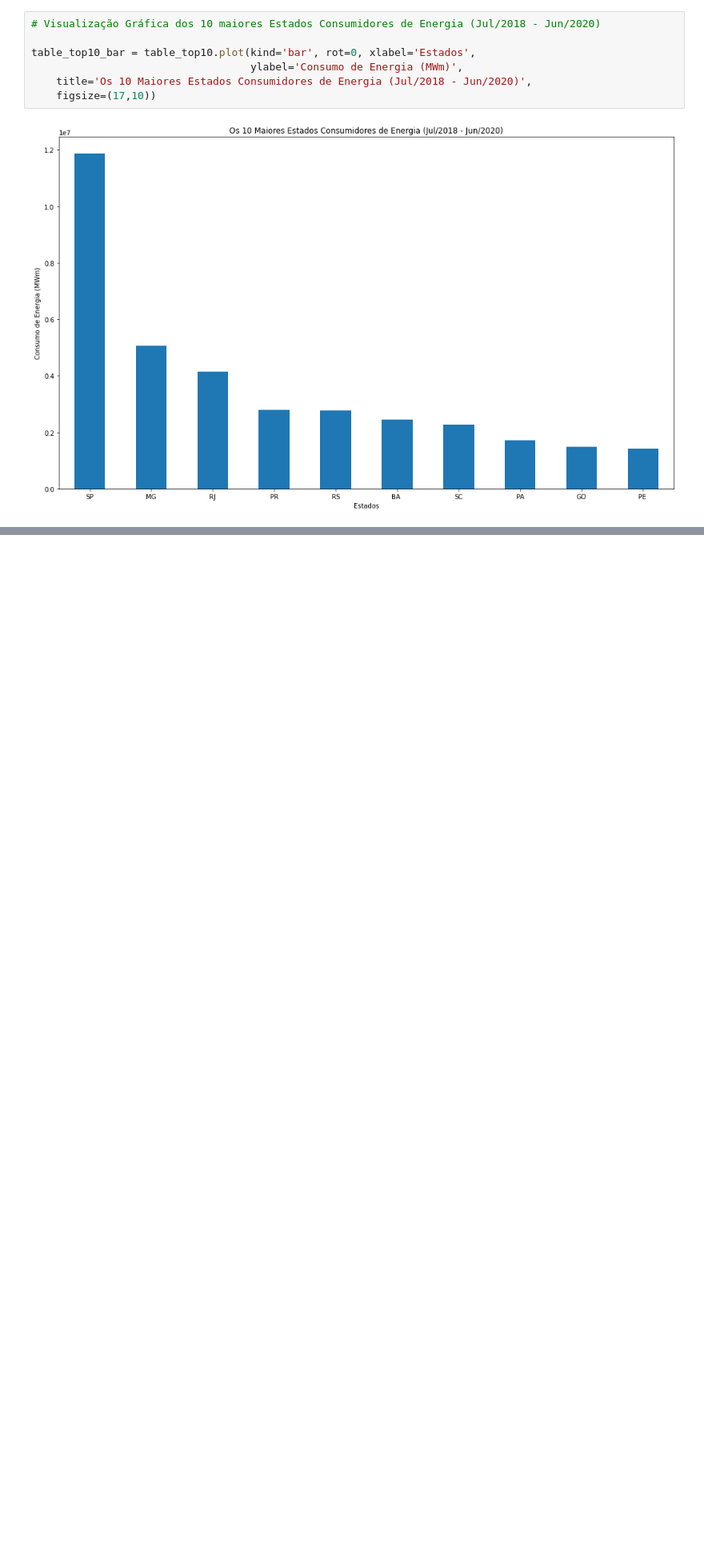
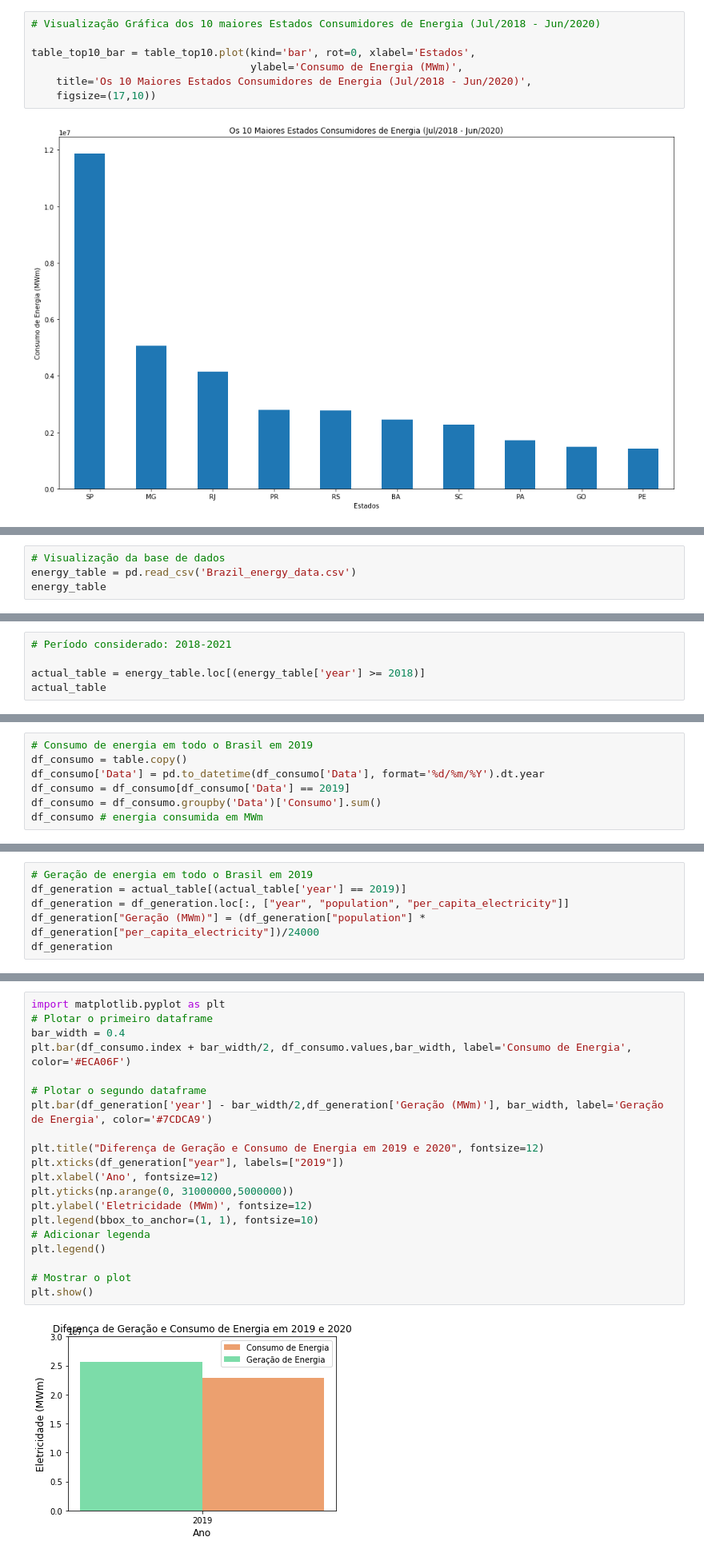
Before and after one commit to freireoliveira/tecnicas_1, a Jupyter notebook: Projeto_Tecnicas_Program1.ipynb, the cells around one changed output, grey strips where cells are left out. Shown at 80% size. Cells and saved outputs as stored; diff of their text form; blank space fills up the shorter version.

```diff
--- a/Projeto_Tecnicas_Program1.ipynb
+++ b/Projeto_Tecnicas_Program1.ipynb
@@ -246,0 +638,4 @@ fig.show()
+# %%
+# Visualização da base de dados
+energy_table = pd.read_csv('Brazil_energy_data.csv')
+energy_table
@@ -246,0 +656,5 @@ fig.show()
+# %%
+# Período considerado: 2018-2021
+
+actual_table = energy_table.loc[(energy_table['year'] >= 2018)]
+actual_table
@@ -246,0 +722,7 @@ fig.show()
+# %%
+# Consumo de energia em todo o Brasil em 2019
+df_consumo = table.copy()
+df_consumo['Data'] = pd.to_datetime(df_consumo['Data'], format='%d/%m/%Y').dt.year
+df_consumo = df_consumo[df_consumo['Data'] == 2019]
+df_consumo = df_consumo.groupby('Data')['Consumo'].sum()
+df_consumo # energia consumida em MWm
@@ -246,0 +735,6 @@ fig.show()
+# %%
+# Geração de energia em todo o Brasil em 2019
+df_generation = actual_table[(actual_table['year'] == 2019)]
+df_generation = df_generation.loc[:, ["year", "population", "per_capita_electricity"]]
+df_generation["Geração (MWm)"] = (df_generation["population"] * df_generation["per_capita_electricity"])/24000
+df_generation
@@ -246,0 +746,22 @@ fig.show()
+# %%
+import matplotlib.pyplot as plt
+# Plotar o primeiro dataframe
+bar_width = 0.4
+plt.bar(df_consumo.index + bar_width/2, df_consumo.values,bar_width, label='Consumo de Energia', color='#ECA06F')
+
+# Plotar o segundo dataframe
+plt.bar(df_generation['year'] - bar_width/2,df_generation['Geração (MWm)'], bar_width, label='Geração de Energia', color='#7CDCA9')
+
+plt.title("Diferença de Geração e Consumo de Energia em 2019 e 2020", fontsize=12)
+plt.xticks(df_generation["year"], labels=["2019"])
+plt.xlabel('Ano', fontsize=12)
+plt.yticks(np.arange(0, 31000000,5000000))
+plt.ylabel('Eletricidade (MWm)', fontsize=12)
+plt.legend(bbox_to_anchor=(1, 1), fontsize=10)
+# Adicionar legenda
+plt.legend()
+
+# Mostrar o plot
+plt.show()
+# %% [output]
+[figure, added]
```
Also changed, not shown: parts of 73 cells of this notebook.
